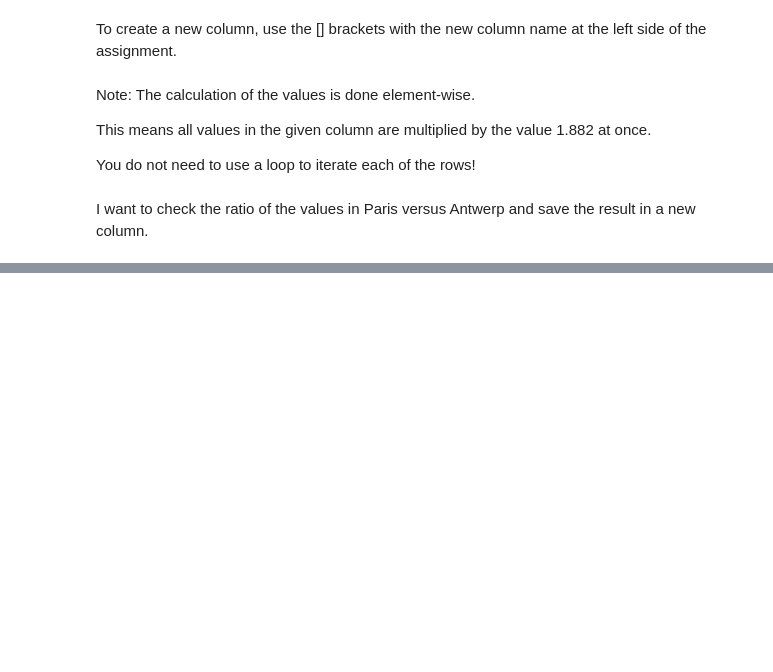
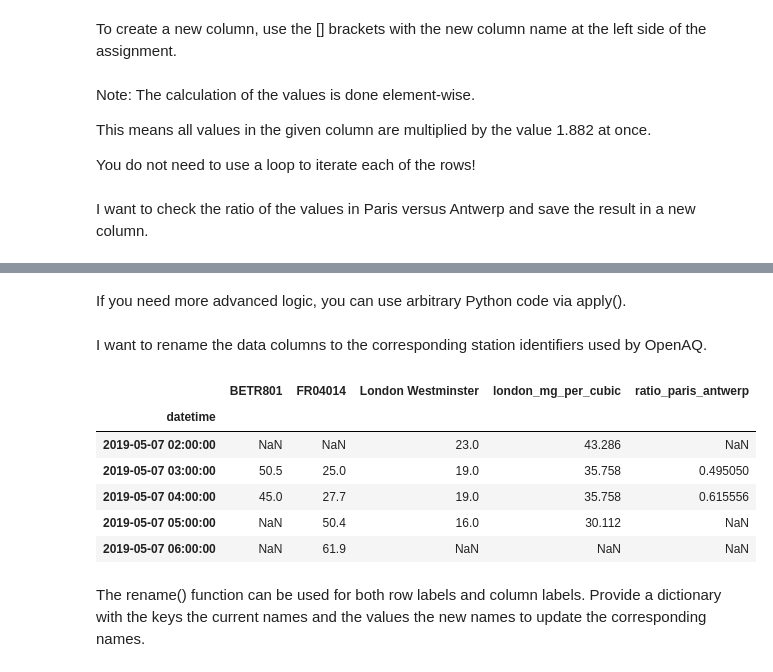
Before and after one commit to chandan-nagaraju/DS_learning, a Jupyter notebook: Notebooks/01 fundamentals/2. Pandas.ipynb, the cells around one changed output, grey strips where cells are left out. Cells and saved outputs as stored; diff of their text form; code cells hidden in the pictures; blank space fills up the shorter version.

```diff
--- a/Notebooks/01 fundamentals/2. Pandas.ipynb
+++ b/Notebooks/01 fundamentals/2. Pandas.ipynb
@@ -485,3 +485,27 @@ air_quality.head()
 | 2019-05-07 04:00:00 | 45.0 | 27.7 | 19.0 | 35.758 | 0.615556 |
 | 2019-05-07 05:00:00 | NaN | 50.4 | 16.0 | 30.112 | NaN |
 | 2019-05-07 06:00:00 | NaN | 61.9 | NaN | NaN | NaN |
+# %% [markdown]
+If you need more advanced logic, you can use arbitrary Python code via apply().
+# %% [markdown]
+I want to rename the data columns to the corresponding station identifiers used by OpenAQ.
+# %%
+air_quality_renamed = air_quality.rename(
+    columns={
+        "station_antwerp": "BETR801",
+        "station_paris": "FR04014",
+        "station_london": "London Westminster",
+    }
+)
+# %%
+air_quality_renamed.head()
+# %% [output]
+|  | BETR801 | FR04014 | London Westminster | london_mg_per_cubic | ratio_paris_antwerp |
+| datetime |  |  |  |  |  |
+| 2019-05-07 02:00:00 | NaN | NaN | 23.0 | 43.286 | NaN |
+| 2019-05-07 03:00:00 | 50.5 | 25.0 | 19.0 | 35.758 | 0.495050 |
+| 2019-05-07 04:00:00 | 45.0 | 27.7 | 19.0 | 35.758 | 0.615556 |
+| 2019-05-07 05:00:00 | NaN | 50.4 | 16.0 | 30.112 | NaN |
+| 2019-05-07 06:00:00 | NaN | 61.9 | NaN | NaN | NaN |
+# %% [markdown]
+The rename() function can be used for both row labels and column labels. Provide a dictionary with the keys the current names and the values the new names to update the corresponding names.
```
Also changed, not shown: parts of 2 cells of this notebook.
